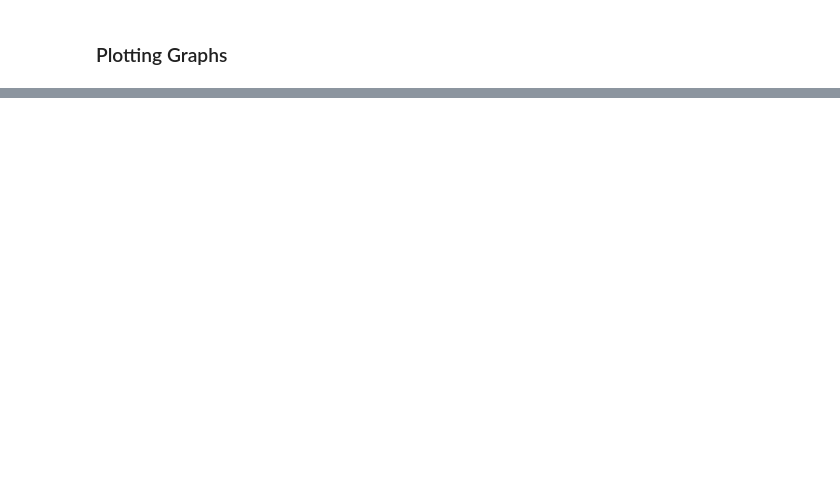
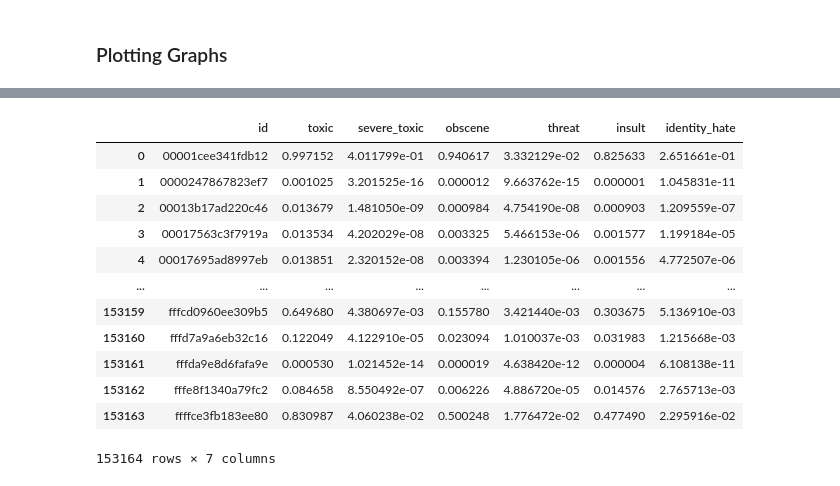
Before and after one commit to shaunak09vb/Toxic-Comment-Classifier-using-Deep-Learning, a Jupyter notebook: NLP_LSTM.ipynb, the cells around one changed output, grey strips where cells are left out. Drawn from its saved outputs; the diff is of its cells as text; code cells hidden in the pictures; blank space fills up the shorter version.

```diff
--- a/NLP_LSTM.ipynb
+++ b/NLP_LSTM.ipynb
@@ -959,0 +998,2 @@ plt.show();
+# %%
+test_values = model.predict([X_te], batch_size=1, verbose=1)
@@ -959,0 +1018,3 @@ plt.show();
+# %%
+test_values=pd.DataFrame(test_values,columns=['toxic', 'severe_toxic', 'obscene', 'threat', 'insult', 'identity_hate'])
+test_values
@@ -959,0 +1035,3 @@ plt.show();
+# %%
+submission = pd.DataFrame(sample_submission["id"])
+submission
@@ -959,0 +1052,17 @@ plt.show();
+# %%
+combined_submission=pd.concat([submission,test_values],axis=1)
+combined_submission
+# %% [output]
+|  | id | toxic | severe_toxic | obscene | threat | insult | identity_hate |
+| 0 | 00001cee341fdb12 | 0.997152 | 4.011799e-01 | 0.940617 | 3.332129e-02 | 0.825633 | 2.651661e-01 |
+| 1 | 0000247867823ef7 | 0.001025 | 3.201525e-16 | 0.000012 | 9.663762e-15 | 0.000001 | 1.045831e-11 |
+| 2 | 00013b17ad220c46 | 0.013679 | 1.481050e-09 | 0.000984 | 4.754190e-08 | 0.000903 | 1.209559e-07 |
+| 3 | 00017563c3f7919a | 0.013534 | 4.202029e-08 | 0.003325 | 5.466153e-06 | 0.001577 | 1.199184e-05 |
+| 4 | 00017695ad8997eb | 0.013851 | 2.320152e-08 | 0.003394 | 1.230105e-06 | 0.001556 | 4.772507e-06 |
+| ... | ... | ... | ... | ... | ... | ... | ... |
+| 153159 | fffcd0960ee309b5 | 0.649680 | 4.380697e-03 | 0.155780 | 3.421440e-03 | 0.303675 | 5.136910e-03 |
+| 153160 | fffd7a9a6eb32c16 | 0.122049 | 4.122910e-05 | 0.023094 | 1.010037e-03 | 0.031983 | 1.215668e-03 |
+| 153161 | fffda9e8d6fafa9e | 0.000530 | 1.021452e-14 | 0.000019 | 4.638420e-12 | 0.000004 | 6.108138e-11 |
+| 153162 | fffe8f1340a79fc2 | 0.084658 | 8.550492e-07 | 0.006226 | 4.886720e-05 | 0.014576 | 2.765713e-03 |
+| 153163 | ffffce3fb183ee80 | 0.830987 | 4.060238e-02 | 0.500248 | 1.776472e-02 | 0.477490 | 2.295916e-02 |
+153164 rows × 7 columns
```
Also changed, not shown: parts of 26 cells of this notebook.
